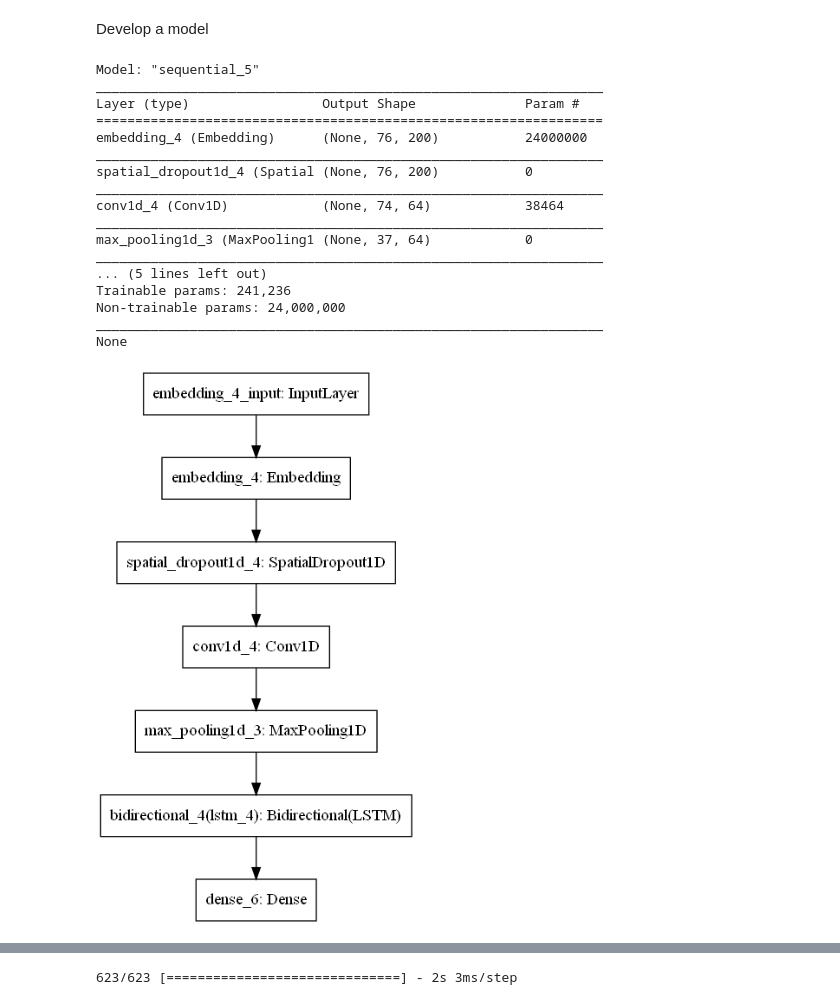
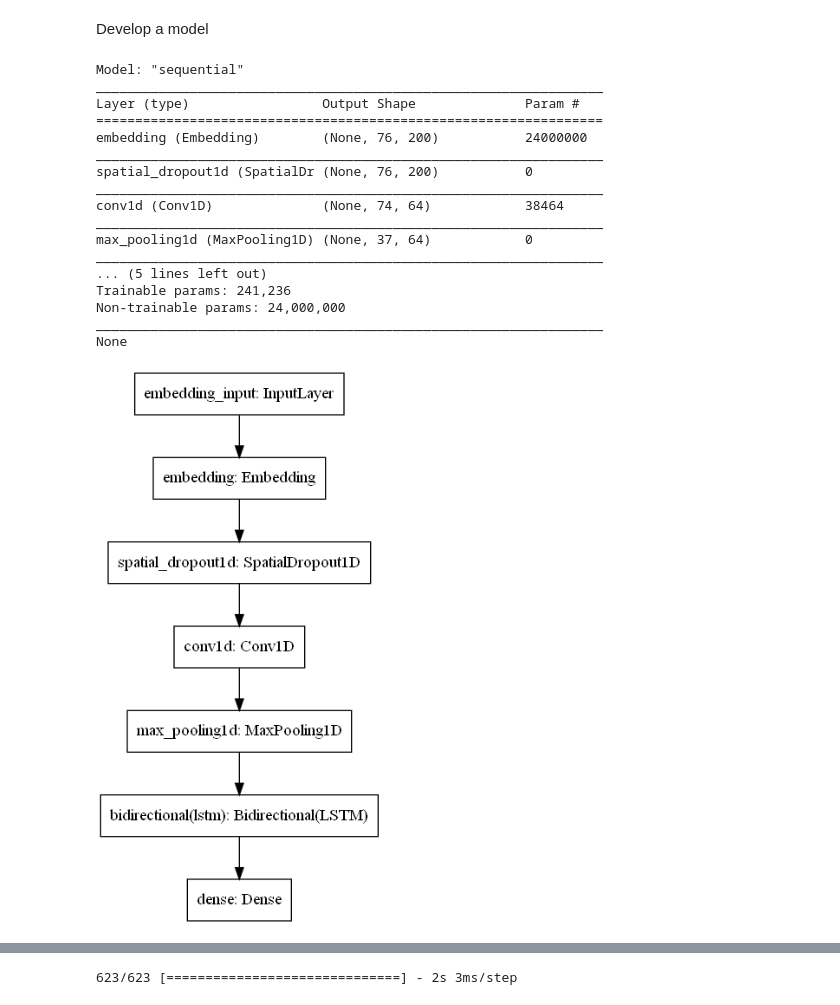
Before and after one commit to geovog/Judge_a_movie_by_its_cover, a Jupyter notebook: Cnn-LSTMT_models.ipynb, the cells around one changed output, grey strips where cells are left out. Cells and saved outputs as stored; diff of their text form; code cells hidden in the pictures.

```diff
--- a/Cnn-LSTMT_models.ipynb
+++ b/Cnn-LSTMT_models.ipynb
@@ -682,33 +693,33 @@ Develop a model
 # %%
 modeltxt = Sequential()
 modeltxt.add(Embedding(vocabulary_size, 200, input_length=76, weights=[embedding_matrix], trainable=False))
 modeltxt.add(SpatialDropout1D(0.2))
 modeltxt.add(Conv1D(64, kernel_size=3, padding = "valid", activation='relu'))
 modeltxt.add(MaxPooling1D()),
 modeltxt.add(Bidirectional(LSTM(128)))
 modeltxt.add(Dense(20, activation='sigmoid'))
-modeltxt.compile(loss = 'binary_crossentropy', optimizer='adam',metrics = [recall,precision,f1])
+modeltxt.compile(loss = 'binary_crossentropy', optimizer='adam',metrics = ['accuracy',recall,precision,f1])
 print(modeltxt.summary())
 plot_model(modeltxt)
 # %% [output]
-Model: "sequential_5"
+Model: "sequential"
 _________________________________________________________________
 Layer (type)                 Output Shape              Param #
 =================================================================
-embedding_4 (Embedding)      (None, 76, 200)           24000000
+embedding (Embedding)        (None, 76, 200)           24000000
 _________________________________________________________________
-spatial_dropout1d_4 (Spatial (None, 76, 200)           0
+spatial_dropout1d (SpatialDr (None, 76, 200)           0
 _________________________________________________________________
-conv1d_4 (Conv1D)            (None, 74, 64)            38464
+conv1d (Conv1D)              (None, 74, 64)            38464
 _________________________________________________________________
-max_pooling1d_3 (MaxPooling1 (None, 37, 64)            0
+max_pooling1d (MaxPooling1D) (None, 37, 64)            0
 _________________________________________________________________
 ... (5 lines left out)
 Trainable params: 241,236
 Non-trainable params: 24,000,000
 _________________________________________________________________
 None
-[figure, old version]
+[figure, new version]
 # %%
 es = EarlyStopping(monitor = 'val_recall',
                            mode = 'max',
```
Also changed, not shown: parts of 14 cells of this notebook.
